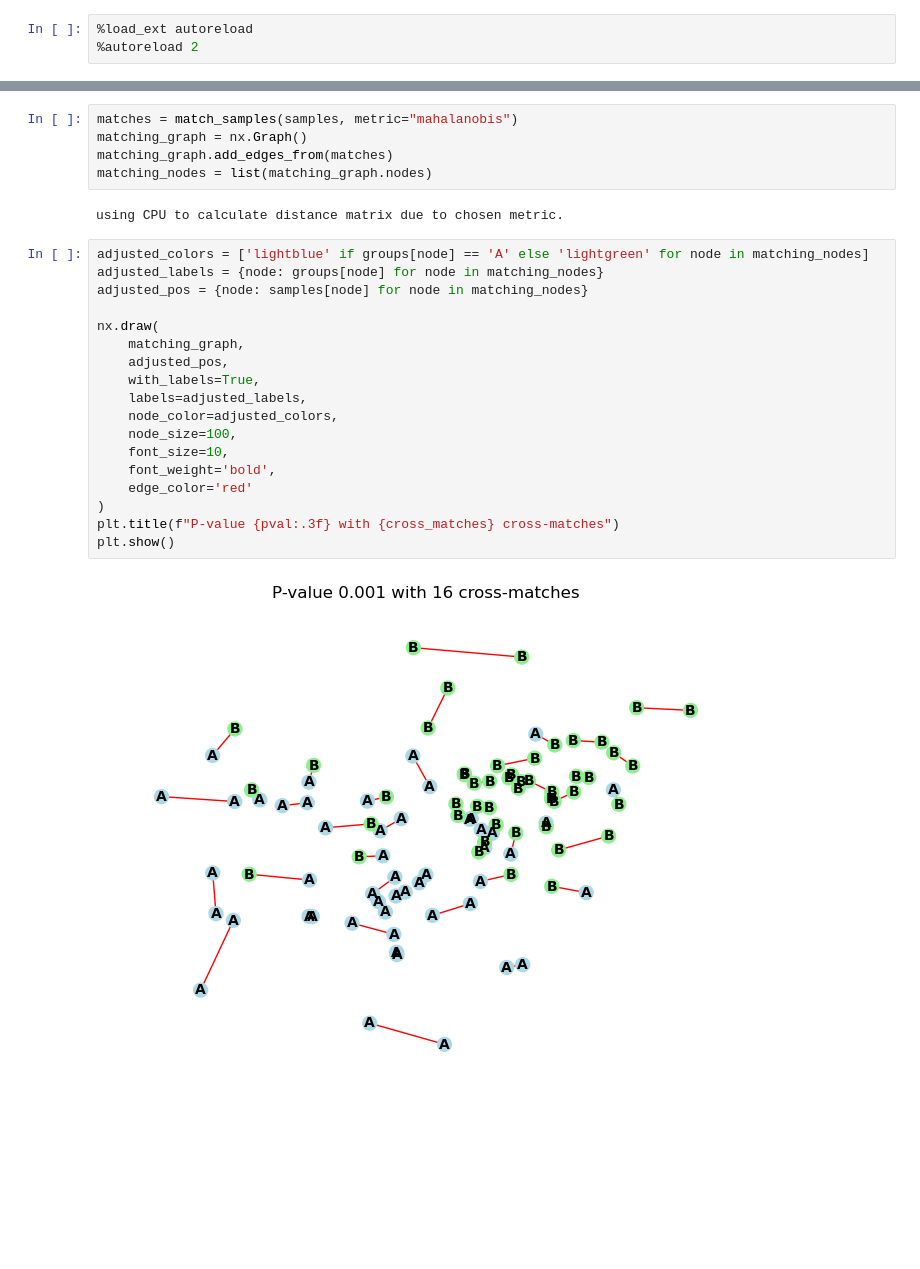
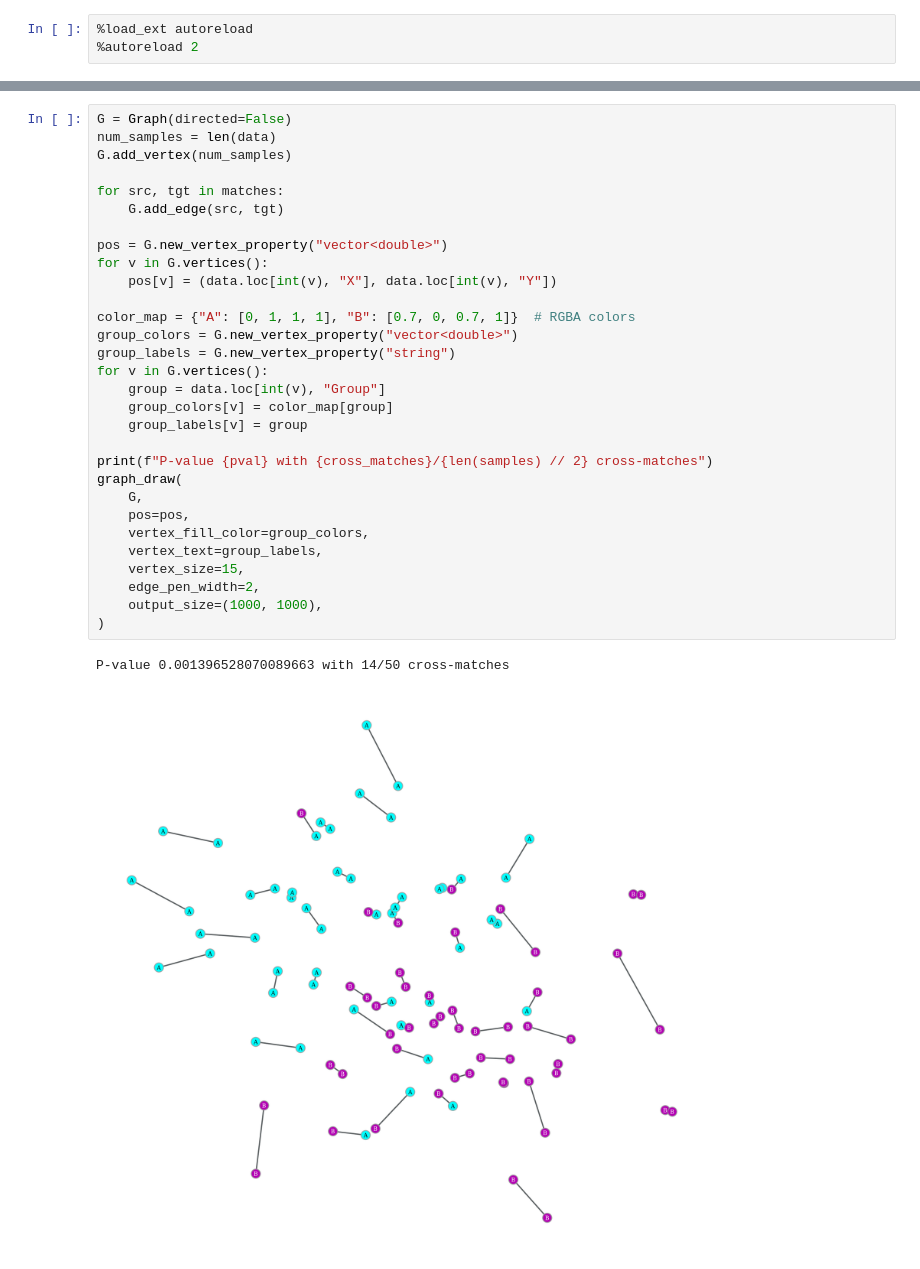
Before and after one commit to bionetslab/scXMatch_paper, a Jupyter notebook: notebooks/visualization.ipynb, the cells around one changed output, grey strips where cells are left out. Cells and saved outputs as stored; diff of their text form; blank space fills up the shorter version.

Commit message:
graph-tool implementation (with seg faults)

```diff
--- a/notebooks/visualization.ipynb
+++ b/notebooks/visualization.ipynb
@@ -39,27 +47,33 @@ using CPU to calculate distance matrix due to chosen metric.
-# %%
-matches = match_samples(samples, metric="mahalanobis")
-matching_graph = nx.Graph()
-matching_graph.add_edges_from(matches)
-matching_nodes = list(matching_graph.nodes)
-# %% [output]
-using CPU to calculate distance matrix due to chosen metric.
-# %%
-adjusted_colors = ['lightblue' if groups[node] == 'A' else 'lightgreen' for node in matching_nodes]
-adjusted_labels = {node: groups[node] for node in matching_nodes}
-adjusted_pos = {node: samples[node] for node in matching_nodes}
-
-nx.draw(
-    matching_graph,
-    adjusted_pos,
-    with_labels=True,
-    labels=adjusted_labels,
-    node_color=adjusted_colors,
-    node_size=100,
-    font_size=10,
-    font_weight='bold',
-    edge_color='red'
-)
-plt.title(f"P-value {pval:.3f} with {cross_matches} cross-matches")
-plt.show()
-# %% [output]
-[figure, removed]
+# %%
+G = Graph(directed=False)
+num_samples = len(data)
+G.add_vertex(num_samples)
+
+for src, tgt in matches:
+    G.add_edge(src, tgt)
+
+pos = G.new_vertex_property("vector<double>")
+for v in G.vertices():
+    pos[v] = (data.loc[int(v), "X"], data.loc[int(v), "Y"])
+
+color_map = {"A": [0, 1, 1, 1], "B": [0.7, 0, 0.7, 1]}  # RGBA colors
+group_colors = G.new_vertex_property("vector<double>")
+group_labels = G.new_vertex_property("string")
+for v in G.vertices():
+    group = data.loc[int(v), "Group"]
+    group_colors[v] = color_map[group]
+    group_labels[v] = group
+
+print(f"P-value {pval} with {cross_matches}/{len(samples) // 2} cross-matches")
+graph_draw(
+    G,
+    pos=pos,
+    vertex_fill_color=group_colors,
+    vertex_text=group_labels,
+    vertex_size=15,
+    edge_pen_width=2,
+    output_size=(1000, 1000),
+)
+# %% [output]
+P-value 0.001396528070089663 with 14/50 cross-matches
+[figure, added]
```
Also changed, not shown: parts of 4 cells of this notebook, 5 other files.
